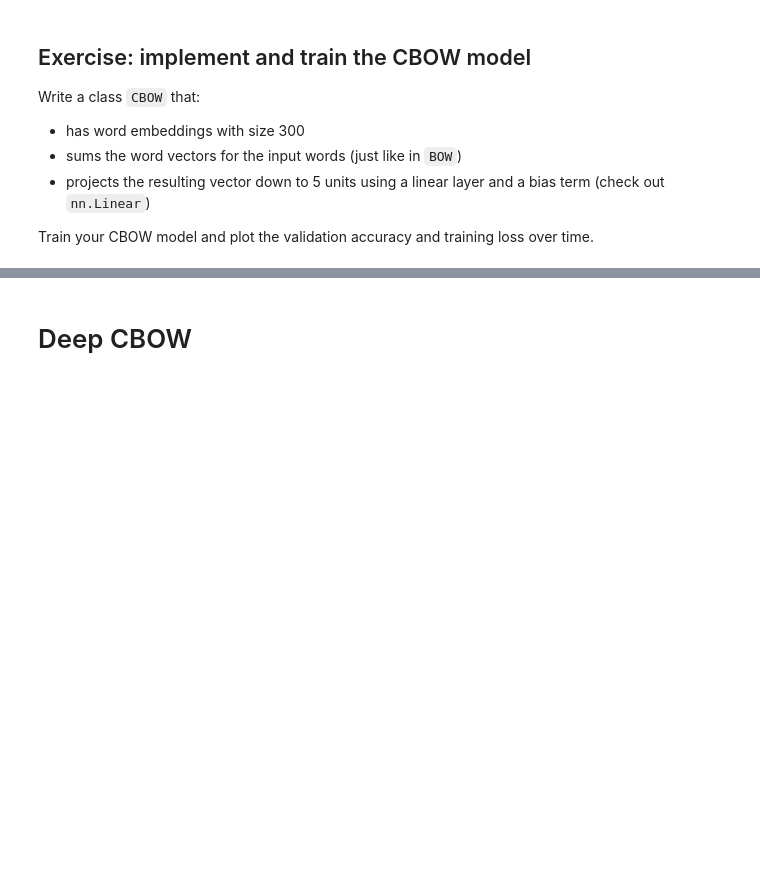
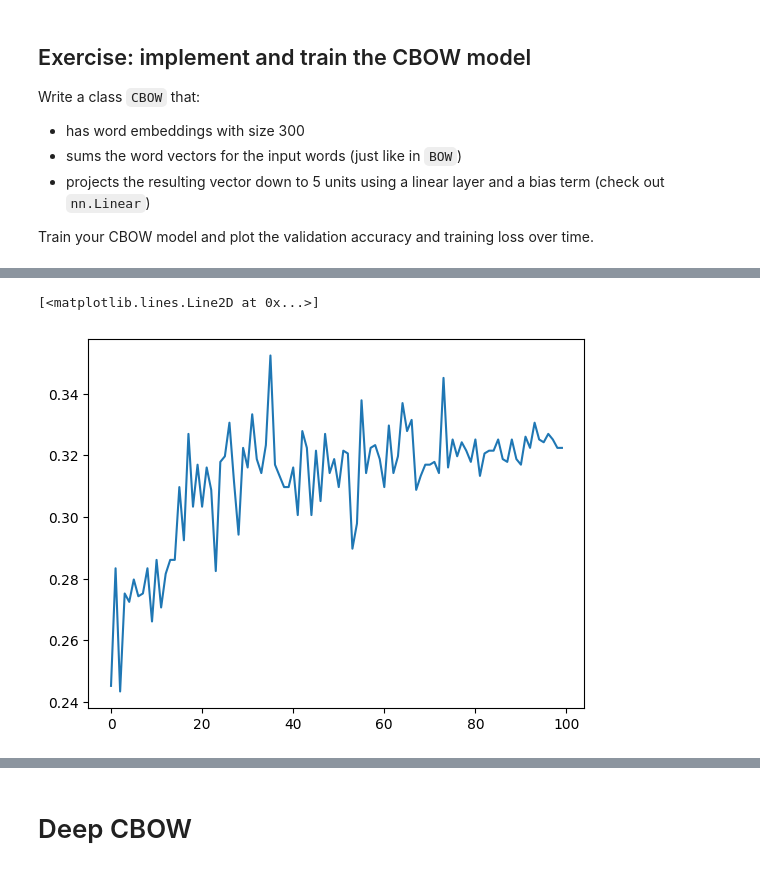
Before and after one commit to meherc99/nlp1-practicals, a Jupyter notebook: NLP1_2024_Practical_2.ipynb, the cells around one changed output, grey strips where cells are left out. Cells and saved outputs as stored; diff of their text form; code cells hidden in the pictures; blank space fills up the shorter version.

Commit message:
Added CBOW

```diff
--- a/NLP1_2024_Practical_2.ipynb
+++ b/NLP1_2024_Practical_2.ipynb
@@ -709,7 +704,7 @@ Train your CBOW model and plot the validation accuracy and training loss over ti
 class CBOW(nn.Module):
   """A simple continuous-bag-of-words model"""
 
-  def __init__(self, vocab_size, vocab, embedding_dim=300, n_out=5):
+  def __init__(self, vocab_size, vocab, embedding_dim=300, n_class=5):
     super(CBOW, self).__init__()
     self.vocab = vocab
 
@@ -717,7 +712,7 @@ class CBOW(nn.Module):
     self.embed = nn.Embedding(vocab_size, embedding_dim)
 
     # this is a trainable linear layer
-    self.layer1 = nn.Linear(in_features=embedding_dim, out_features=n_out, bias=True)
+    self.layer1 = nn.Linear(in_features=embedding_dim, out_features=n_class, bias=True)
 
     # self.bias = nn.Parameter(torch.zeros(n_out), requires_grad=True)
 
@@ -737,3 +732,13 @@ class CBOW(nn.Module):
     out = self.layer1(logits)
 
     return out
+# %%
+cbow_model = CBOW(len(v.w2i), vocab=v, embedding_dim=300, n_class=5)
+print(cbow_model)
+
+cbow_model = cbow_model.to(device)
+
+optimizer = optim.Adam(cbow_model.parameters(), lr=0.0005)
+cbow_losses, cbow_accuracies = train_model(
+    cbow_model, optimizer, num_iterations=100000,
+    print_every=1000, eval_every=1000)
@@ -739,0 +764,6 @@ class CBOW(nn.Module):
+# %%
+# This will plot the validation accuracies across time.
+plt.plot(cbow_accuracies)
+# %% [output]
+[<matplotlib.lines.Line2D at 0x...>]
+[figure, added]
```
Also changed, not shown: parts of 3 cells of this notebook.
